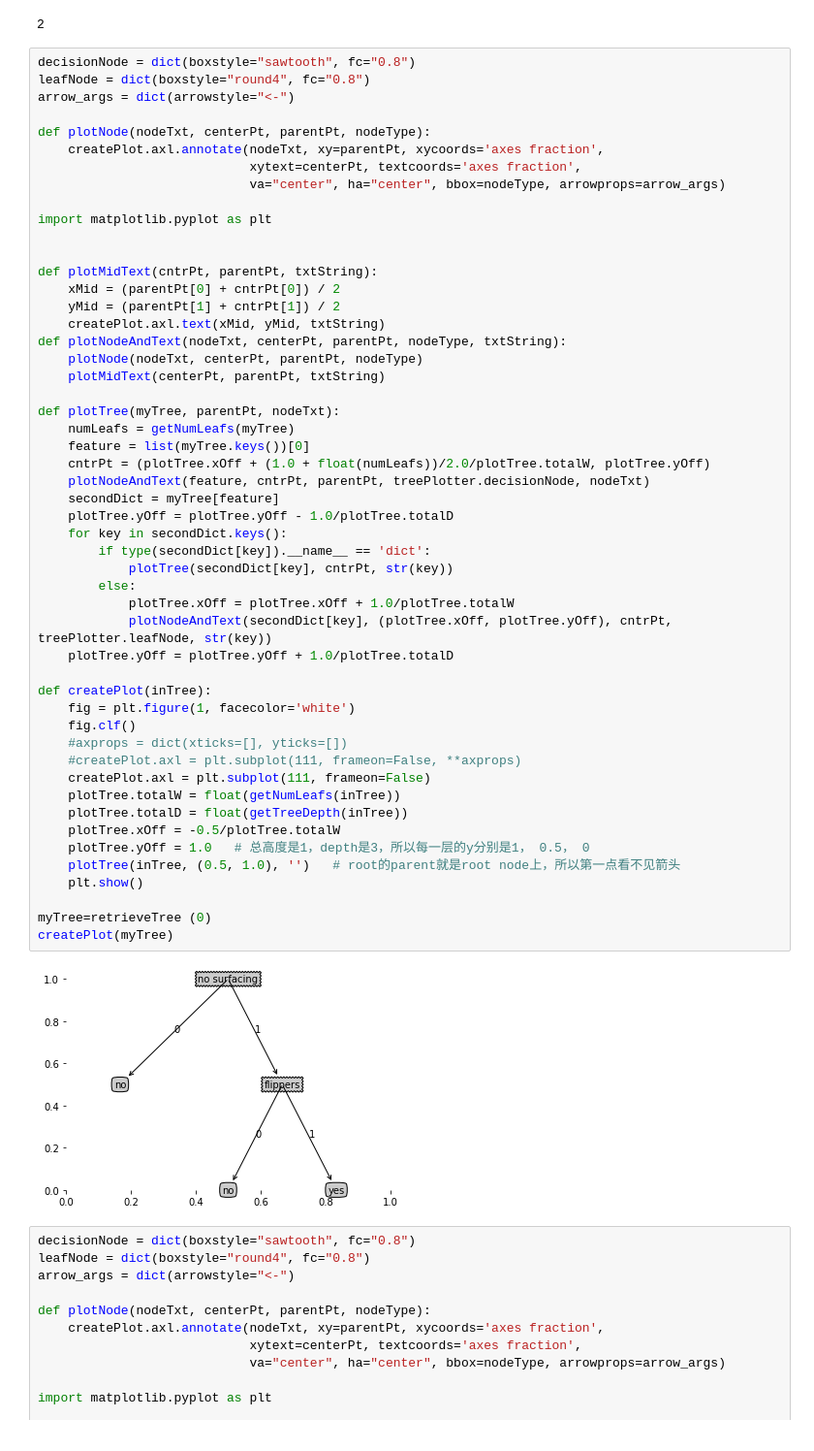
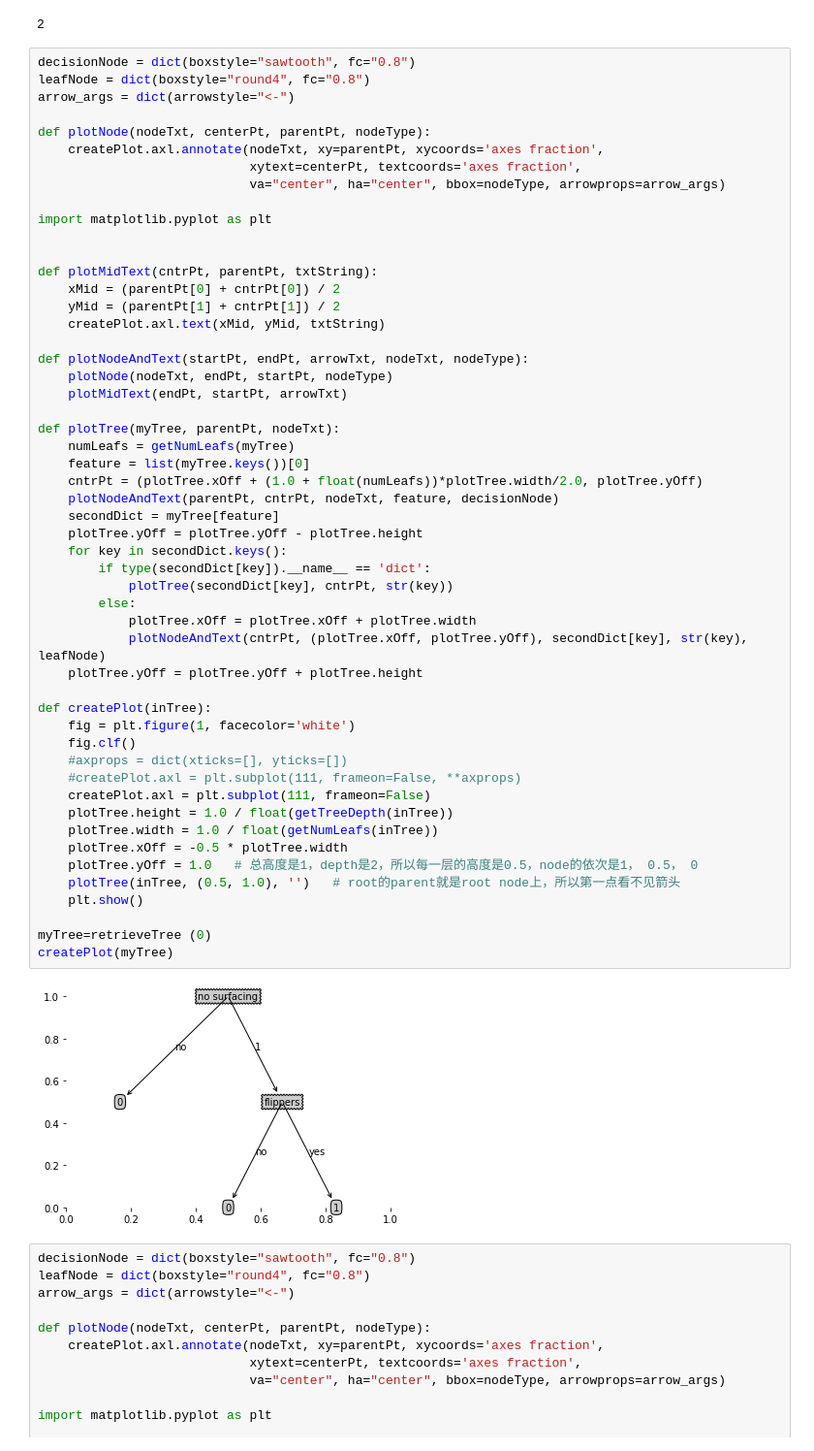
Before and after one commit to windmissing/MachineLearningInAction, a Jupyter notebook: Chapter3/Chapter3.ipynb, the cells around one changed output. Shown at 97% size. Drawn from its saved outputs; the diff is of its cells as text.

```diff
--- a/Chapter3/Chapter3.ipynb
+++ b/Chapter3/Chapter3.ipynb
@@ -115,47 +115,48 @@ def plotNode(nodeTxt, centerPt, parentPt, nodeType):
 
 import matplotlib.pyplot as plt
 
 
 def plotMidText(cntrPt, parentPt, txtString):
     xMid = (parentPt[0] + cntrPt[0]) / 2
     yMid = (parentPt[1] + cntrPt[1]) / 2
     createPlot.axl.text(xMid, yMid, txtString)
-def plotNodeAndText(nodeTxt, centerPt, parentPt, nodeType, txtString):
-    plotNode(nodeTxt, centerPt, parentPt, nodeType)
-    plotMidText(centerPt, parentPt, txtString)
+
+def plotNodeAndText(startPt, endPt, arrowTxt, nodeTxt, nodeType):
+    plotNode(nodeTxt, endPt, startPt, nodeType)
+    plotMidText(endPt, startPt, arrowTxt)
 
 def plotTree(myTree, parentPt, nodeTxt):
     numLeafs = getNumLeafs(myTree)
     feature = list(myTree.keys())[0]
-    cntrPt = (plotTree.xOff + (1.0 + float(numLeafs))/2.0/plotTree.totalW, plotTree.yOff)
-    plotNodeAndText(feature, cntrPt, parentPt, treePlotter.decisionNode, nodeTxt)
+    cntrPt = (plotTree.xOff + (1.0 + float(numLeafs))*plotTree.width/2.0, plotTree.yOff)
+    plotNodeAndText(parentPt, cntrPt, nodeTxt, feature, decisionNode)
     secondDict = myTree[feature]
-    plotTree.yOff = plotTree.yOff - 1.0/plotTree.totalD
+    plotTree.yOff = plotTree.yOff - plotTree.height
     for key in secondDict.keys():
         if type(secondDict[key]).__name__ == 'dict':
             plotTree(secondDict[key], cntrPt, str(key))
         else:
-            plotTree.xOff = plotTree.xOff + 1.0/plotTree.totalW
-            plotNodeAndText(secondDict[key], (plotTree.xOff, plotTree.yOff), cntrPt, treePlotter.leafNode, str(key))
-    plotTree.yOff = plotTree.yOff + 1.0/plotTree.totalD
+            plotTree.xOff = plotTree.xOff + plotTree.width
+            plotNodeAndText(cntrPt, (plotTree.xOff, plotTree.yOff), secondDict[key], str(key), leafNode)
+    plotTree.yOff = plotTree.yOff + plotTree.height
 
 def createPlot(inTree):
     fig = plt.figure(1, facecolor='white')
     fig.clf()
     #axprops = dict(xticks=[], yticks=[])
     #createPlot.axl = plt.subplot(111, frameon=False, **axprops)
     createPlot.axl = plt.subplot(111, frameon=False)
-    plotTree.totalW = float(getNumLeafs(inTree))
-    plotTree.totalD = float(getTreeDepth(inTree))
-    plotTree.xOff = -0.5/plotTree.totalW
-    plotTree.yOff = 1.0   # 总高度是1，depth是3，所以每一层的y分别是1， 0.5， 0
+    plotTree.height = 1.0 / float(getTreeDepth(inTree))
+    plotTree.width = 1.0 / float(getNumLeafs(inTree))
+    plotTree.xOff = -0.5 * plotTree.width
+    plotTree.yOff = 1.0   # 总高度是1，depth是2，所以每一层的高度是0.5，node的依次是1， 0.5， 0
     plotTree(inTree, (0.5, 1.0), '')   # root的parent就是root node上，所以第一点看不见箭头
     plt.show()
 
 myTree=retrieveTree (0)
 createPlot(myTree)
 # %% [output]
-[figure, old version]
+[figure, new version]
 # %%
 decisionNode = dict(boxstyle="sawtooth", fc="0.8")
 leafNode = dict(boxstyle="round4", fc="0.8")
```
